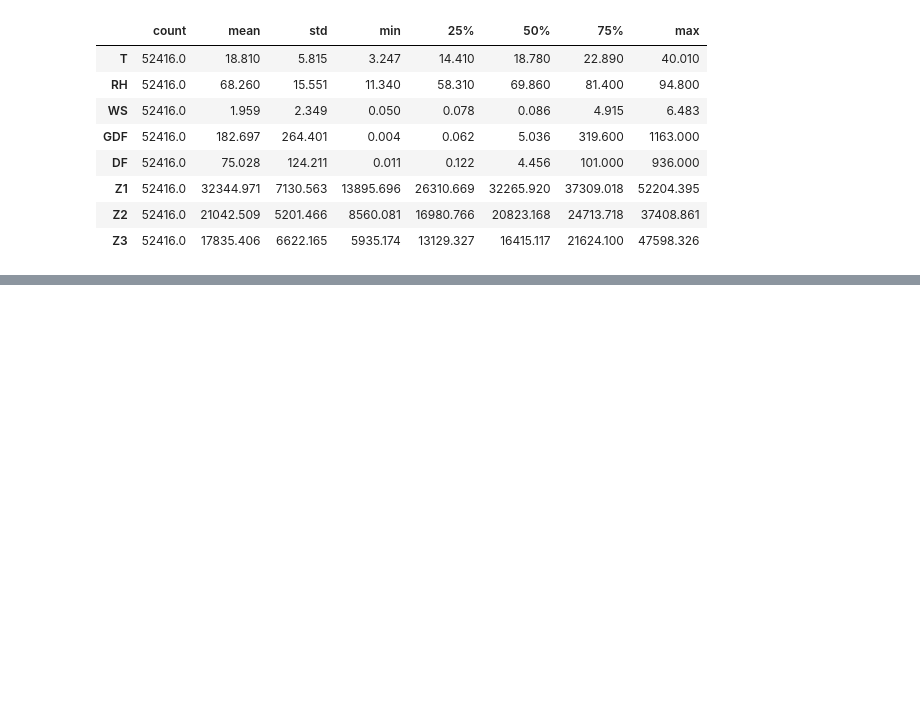
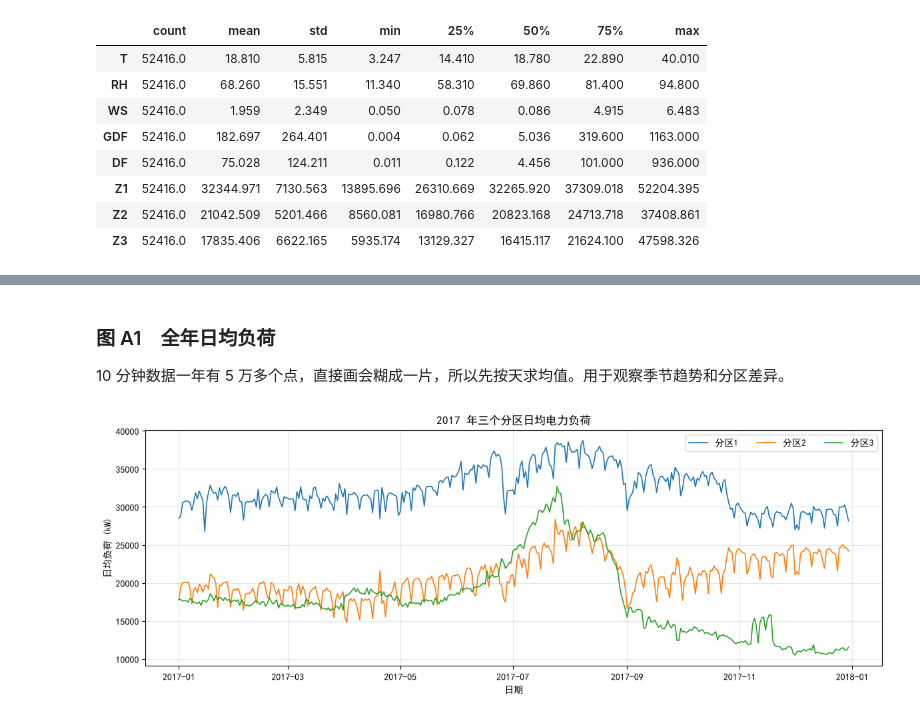
Before and after one commit to zstsyj/City_load, a Jupyter notebook: 01_eda.ipynb, the cells around one changed output, grey strips where cells are left out. Saved outputs shown, nothing was run; the diff lists cells and outputs as text; code cells hidden in the pictures; blank space fills up the shorter version.

```diff
--- a/01_eda.ipynb
+++ b/01_eda.ipynb
@@ -99,0 +148,23 @@ df.describe().T.round(3)
+# %% [markdown]
+### 图 A1　全年日均负荷
+
+10 分钟数据一年有 5 万多个点，直接画会糊成一片，所以先按天求均值。用于观察季节趋势和分区差异。
+# %%
+daily = df[['Z1', 'Z2', 'Z3']].resample('D').mean()
+
+colors = {'Z1': '#1f77b4', 'Z2': '#ff7f0e', 'Z3': '#2ca02c'}
+labels = {'Z1': '分区1', 'Z2': '分区2', 'Z3': '分区3'}
+
+fig, ax = plt.subplots(figsize=(12, 4.5))
+for c in ['Z1', 'Z2', 'Z3']:
+    ax.plot(daily.index, daily[c], color=colors[c], lw=1.2, label=labels[c])
+ax.set_title('2017 年三个分区日均电力负荷')
+ax.set_xlabel('日期')
+ax.set_ylabel('日均负荷 (kW)')
+ax.legend(ncol=3)
+ax.grid(alpha=0.3)
+fig.tight_layout()
+fig.savefig('figures/fig_A1_yearly.png', dpi=300, bbox_inches='tight')
+plt.show()
+# %% [output]
+[figure, added]
```
Also changed, not shown: parts of 12 cells of this notebook, 5 other files.
